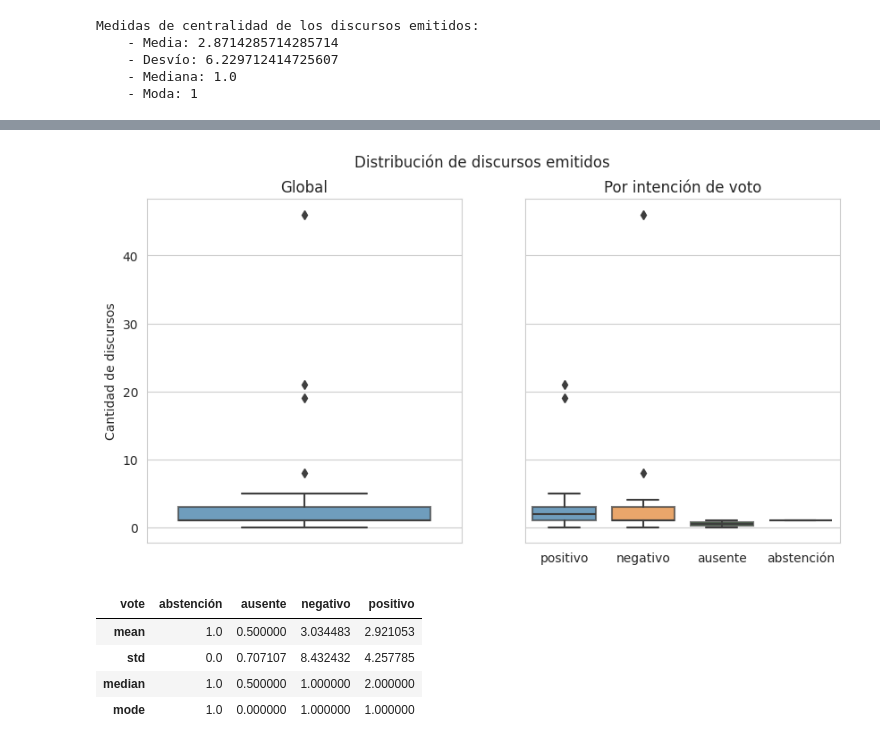
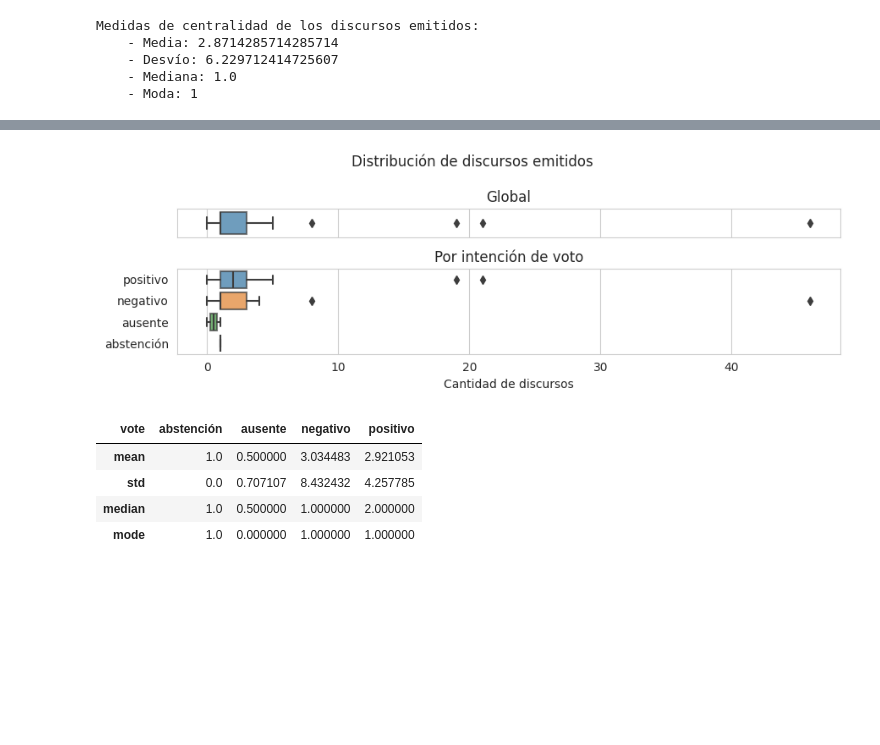
Before and after one commit to macfernandez/eddc-specialization-project, a Jupyter notebook: notebooks/02-data-description.ipynb, the cells around one changed output, grey strips where cells are left out. Saved outputs shown, nothing was run; the diff lists cells and outputs as text; code cells hidden in the pictures; blank space fills up the shorter version.

```diff
--- a/notebooks/02-data-description.ipynb
+++ b/notebooks/02-data-description.ipynb
@@ -406,20 +391,22 @@ Name: vote, Length: 70, dtype: object
 # %%
 speech_len = senators.assign(speech_len=senators.speech.str.len()).filter(items=["speech_len", "vote"])
-fig, axs = plt.subplots(1,2, figsize=(10,5), sharey=True)
+fig, axs = plt.subplots(2,1, figsize=(9,3), sharex=True, gridspec_kw={'height_ratios': [1, 3]})
 
-sns.boxplot(data=speech_len, y="speech_len", ax=axs[0], boxprops={"alpha":.7})
-axs[0].set_ylabel("Cantidad de discursos")
+sns.boxplot(data=speech_len, x="speech_len", ax=axs[0], boxprops={"alpha":.7})
+axs[0].set_ylabel("")
+axs[0].set_xlabel("")
 axs[0].set_title("Global")
 
-sns.boxplot(data=speech_len, y="speech_len", x="vote", ax=axs[1], boxprops={"alpha":.7})
-axs[1].set_xlabel("")
+sns.boxplot(data=speech_len, x="speech_len", y="vote", ax=axs[1], boxprops={"alpha":.7})
 axs[1].set_ylabel("")
+axs[1].set_xlabel("Cantidad de discursos")
 axs[1].set_title("Por intención de voto")
 
 plt.suptitle("Distribución de discursos emitidos")
+plt.tight_layout()
 plt.savefig(os.path.join(VISUALIZATIONS_PATH,"speech_by_vote.png"))
 # %% [output]
-[figure, old version]
+[figure, new version]
 # %%
 speech_len_centrality = (
     speech_len
```
Also changed, not shown: parts of 11 cells of this notebook, 3 other files.
